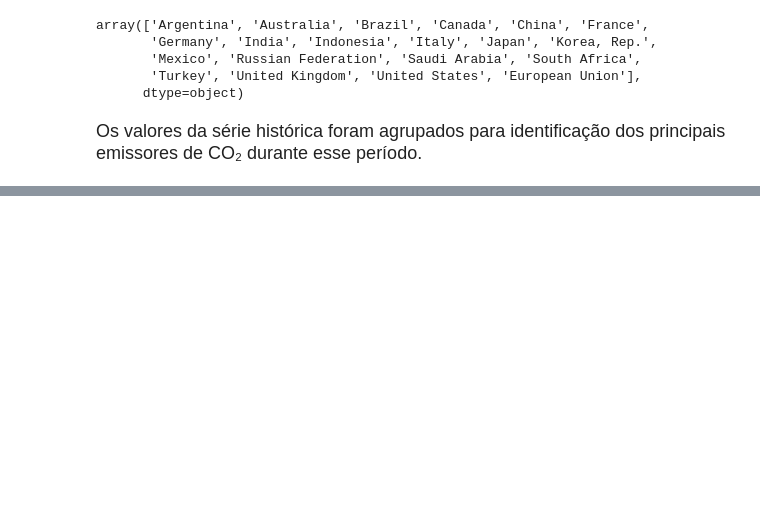
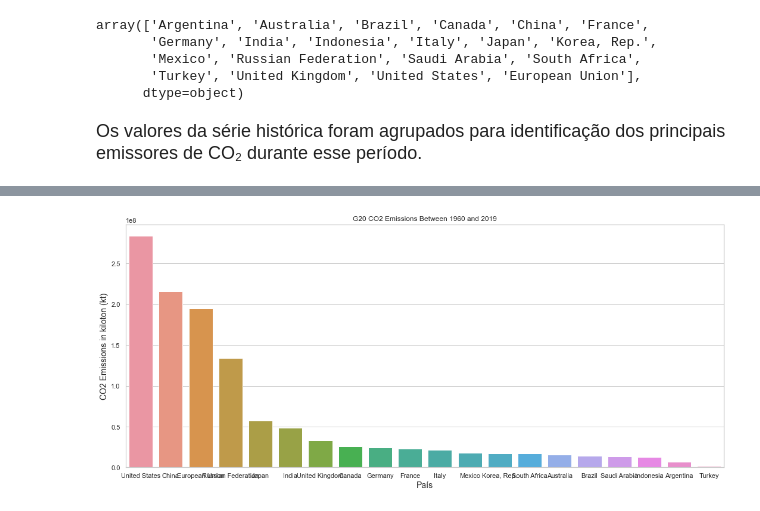
Before and after one commit to jmacedo91/01-World-Population-Data-Analysis, a Jupyter notebook: 001 - CO₂ Emissions.ipynb, the cells around one changed output, grey strips where cells are left out. Drawn from its saved outputs; the diff is of its cells as text; code cells hidden in the pictures; blank space fills up the shorter version.

Commit message:
G20 rank

```diff
--- a/001 - CO₂ Emissions.ipynb
+++ b/001 - CO₂ Emissions.ipynb
@@ -104,3 +108,8 @@ array(['Argentina', 'Australia', 'Brazil', 'Canada', 'China', 'France',
       dtype=object)
 # %% [markdown]
 <font size=4>Os valores da série histórica foram agrupados para identificação dos principais emissores de CO₂ durante esse período.</font>
+# %%
+rank_G20 = G20.groupby(by='country_name').sum()
+rank_G20 = rank_G20.reset_index()
+rank_G20 = rank_G20.sort_values(by='value', ascending=False)[['country_name', 'value']]
+rank_G20.index = [x for x in range(len(rank_G20))]
@@ -106,0 +136,8 @@ array(['Argentina', 'Australia', 'Brazil', 'Canada', 'China', 'France',
+# %%
+ax = sns.barplot(data=rank_G20, x='country_name', y='value')
+ax.set(title='G20 CO2 Emissions Between 1960 and 2019',)
+ax.set_xlabel('País', fontsize = 14)
+ax.set_ylabel('CO2 Emissions in kiloton (kt)', fontsize = 14)
+ax = ax
+# %% [output]
+[figure, added]
```
Also changed, not shown: parts of 4 cells of this notebook.
